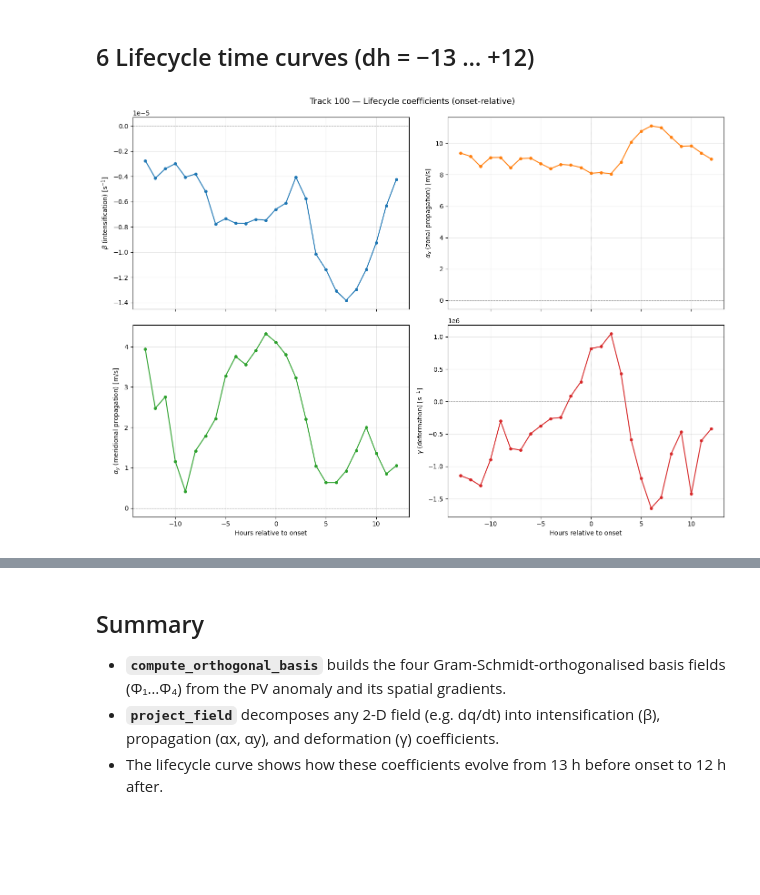
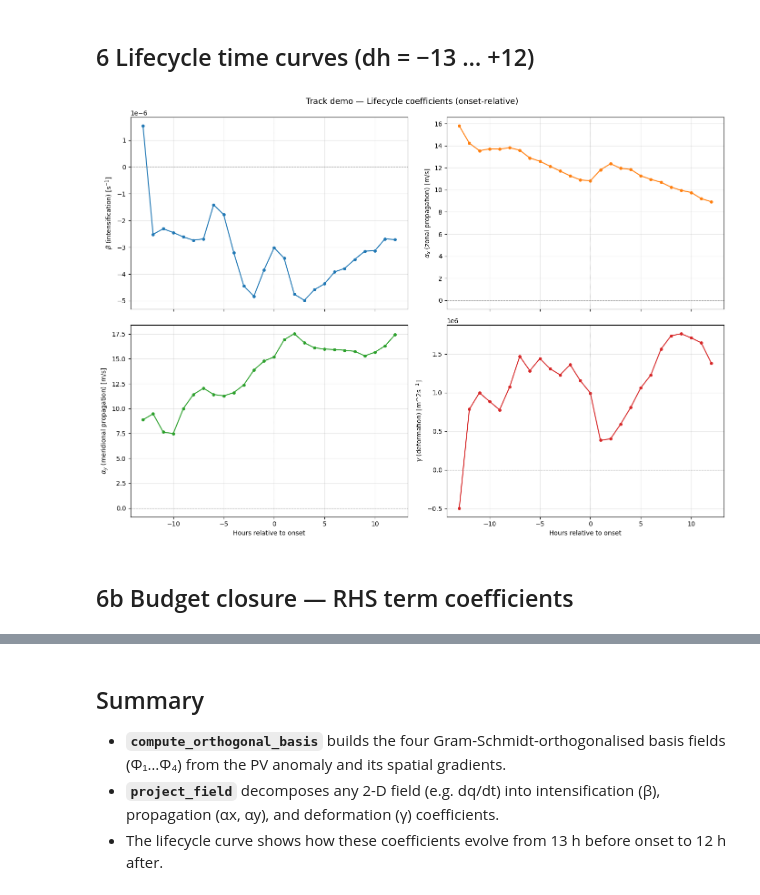
Before and after one commit to yanxingjianken/pvtend, a Jupyter notebook: examples/03_four_basis_projection.ipynb, the cells around one changed output, grey strips where cells are left out. Drawn from its saved outputs; the diff is of its cells as text; code cells hidden in the pictures; blank space fills up the shorter version.

```diff
--- a/examples/03_four_basis_projection.ipynb
+++ b/examples/03_four_basis_projection.ipynb
@@ -17,18 +17,28 @@ from pvtend.decomposition.basis import PRENORM_PHI1, PRENORM_PHI2, PRENORM_PHI3,
 # %% [markdown]
 ## 1  Load event data at onset (dh = 0)
 # %%
-DATA_ROOT = "/net/flood/data2/users/x_yan/tempest_extreme_4_basis/outputs_tmp"
+DATA_ROOT = "/net/flood/data2/users/x_yan/composite_blocking_tempest" #"/net/flood/data2/users/x_yan/tempest_extreme_4_basis/outputs_tmp"
 STAGE = "onset"
-TRACK_GLOB = "track_873_*"   # 2010 June Russian heatwave
-TRACK_GLOB = "track_566_*"   # 2003 European heatwave
+# TRACK_GLOB = "track_873_*"   # 2010 June Russian heatwave
+# TRACK_GLOB = "track_566_*"   # 2003 European heatwave 2003071308_dh+0
+TRACK_GLOB = "track_425_*"   # gif demo
 
-d0 = dict(np.load(f"{DATA_ROOT}/blocking_tmp/{STAGE}/dh=+0/{TRACK_GLOB.replace('*','2003071308_dh+0')}.npz"))
+# Extract track ID for use in lifecycle / budget cells
+TRACK_ID = TRACK_GLOB.split("_")[1]   # e.g. "425"
+
+# Smoothing degree used throughout (basis + tendency)
+SMOOTH_DEG = 3.0
+
+# Load dh=0 (tendency) and dh=-1 (basis)
+d0 = dict(np.load(f"{DATA_ROOT}/{STAGE}/dh=+0/{TRACK_GLOB.replace('*','2000011120_dh+0')}.npz"))
+dm1 = dict(np.load(f"{DATA_ROOT}/{STAGE}/dh=-1/{TRACK_GLOB.replace('*','2000011119_dh-1')}.npz"))
 X_rel = d0["X_rel"]
 Y_rel = d0["Y_rel"]
 x_rel = X_rel[0, :]    # 1D
 y_rel = Y_rel[:, 0]
 
 print(f"Patch shape : {X_rel.shape}")
-print(f"PV anom min : {d0['pv_anom'].min():.3e} PVU")
+print(f"PV anom min (dh=0) : {d0['pv_anom'].min():.3e} PVU")
+print(f"PV anom min (dh=-1): {dm1['pv_anom'].min():.3e} PVU")
 # %% [output]
 Patch shape : (29, 49)
@@ -126,7 +224,7 @@ coefs = {k: [] for k in ["beta", "ax", "ay", "gamma"]}
 
 for dh in dh_values:
     sign = "+" if dh >= 0 else ""
-    pattern = f"{DATA_ROOT}/blocking_tmp/{STAGE}/dh={sign}{dh}/track_100_*_dh{sign}{dh}.npz"
+    pattern = f"{DATA_ROOT}/{STAGE}/dh={sign}{dh}/track_{TRACK_ID}_*_dh{sign}{dh}.npz"
     files = sorted(glob.glob(pattern))
     if not files:
         for k in coefs:
@@ -135,23 +233,19 @@ for dh in dh_values:
 
     dd = dict(np.load(files[0]))
 
-    # Build basis at dh-1 (or dh=0 for the first step)
+    # Build basis from dh-1 (predictive framing)
     dh_basis = max(dh - 1, -13)
     sign_b = "+" if dh_basis >= 0 else ""
-    pattern_b = f"{DATA_ROOT}/blocking_tmp/{STAGE}/dh={sign_b}{dh_basis}/track_100_*_dh{sign_b}{dh_basis}.npz"
+    pattern_b = f"{DATA_ROOT}/{STAGE}/dh={sign_b}{dh_basis}/track_{TRACK_ID}_*_dh{sign_b}{dh_basis}.npz"
     files_b = sorted(glob.glob(pattern_b))
-    if not files_b:
-        for k in coefs:
-            coefs[k].append(np.nan)
-        continue
-    db = dict(np.load(files_b[0]))
+    db = dict(np.load(files_b[0])) if files_b else dd
 
     b = compute_orthogonal_basis(
         db["pv_anom"], db["pv_anom_dx"], db["pv_anom_dy"],
         x_rel, y_rel, mask_negative=True,
-        apply_smoothing=True, smoothing_deg=6.0, grid_spacing=1.5,
+        apply_smoothing=True, smoothing_deg=SMOOTH_DEG, grid_spacing=1.5,
     )
-    pv_dt_s = gaussian_smooth_nan(dd["pv_anom_dt"], smoothing_deg=6.0, grid_spacing=1.5)
+    pv_dt_s = gaussian_smooth_nan(dd["pv_anom_dt"] + dd["pv_bar_dt"], smoothing_deg=SMOOTH_DEG, grid_spacing=1.5)
     p = project_field(pv_dt_s, b)
     for k in coefs:
         coefs[k].append(p[k])
@@ -162,10 +256,12 @@ for k in coefs:
 # %%
 fig = plot_coefficient_curves(
     np.array(dh_values),
     coefs,
-    title="Track 100 — Lifecycle coefficients (onset-relative)",
+    title="Track demo — Lifecycle coefficients (onset-relative)",
     xlabel="Hours relative to onset",
 )
 plt.show()
 # %% [output]
-[figure, old version]
+[figure, new version]
+# %% [markdown]
+## 6b  Budget closure — RHS term coefficients
```
Also changed, not shown: parts of 9 cells of this notebook, 8 other files.
